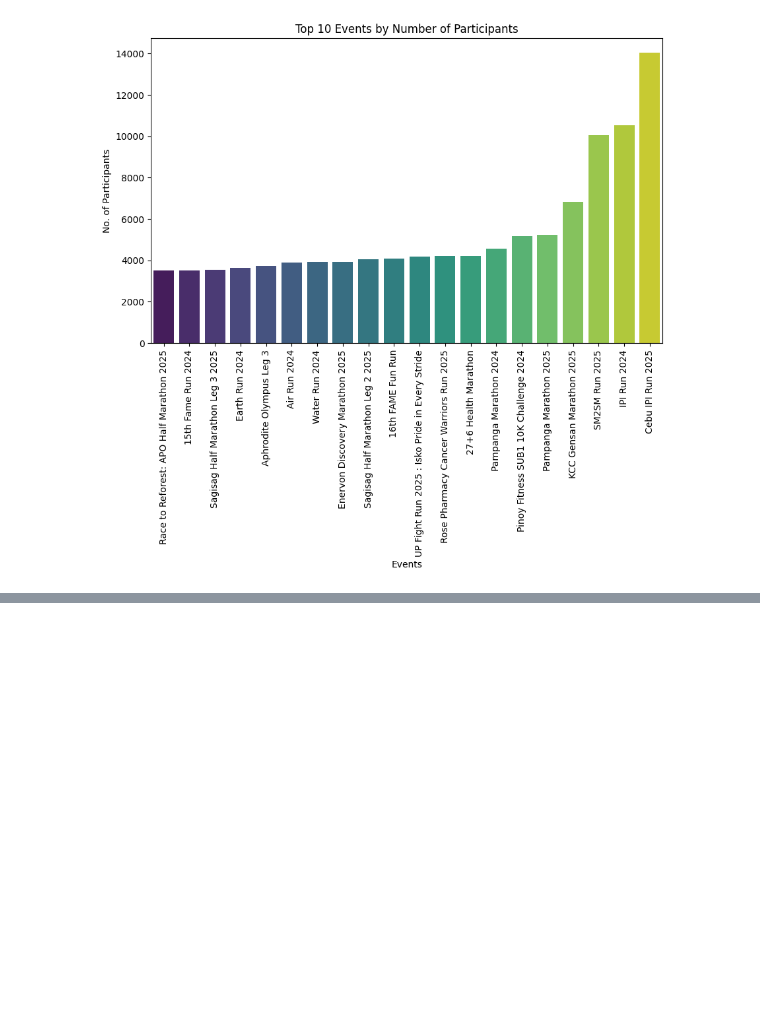
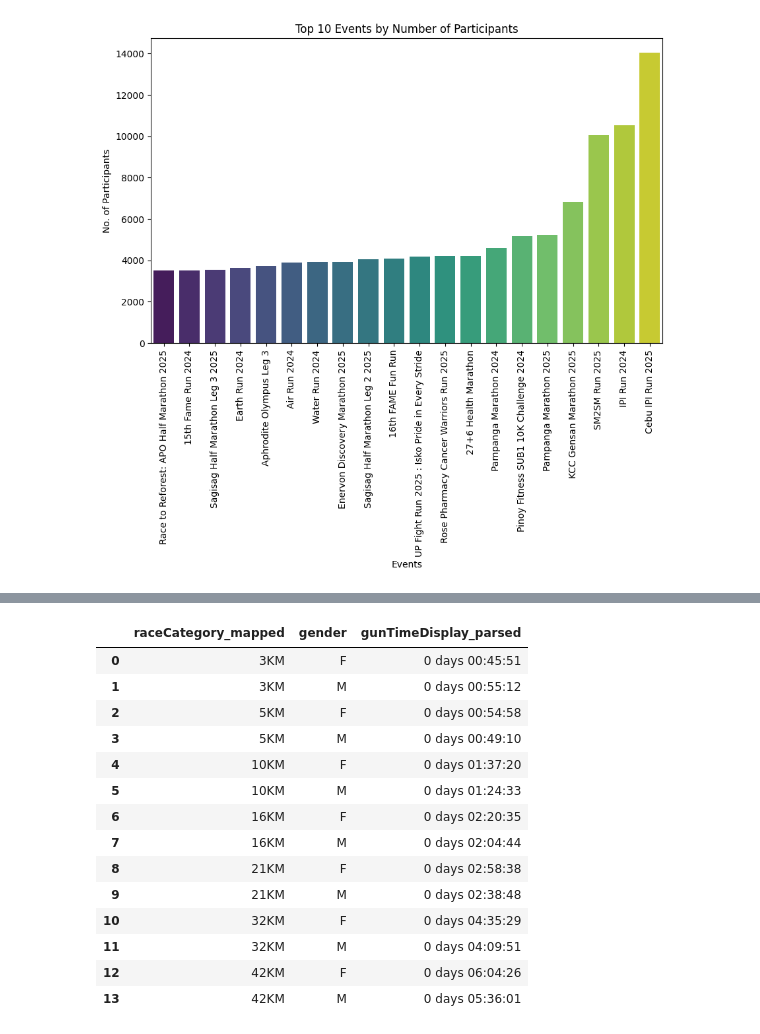
Before and after one commit to Qvyl/kaggle-notebooks, a Jupyter notebook: philippines-endurance-events.ipynb, the cells around one changed output, grey strips where cells are left out. Cells and saved outputs as stored; diff of their text form; code cells hidden in the pictures; blank space fills up the shorter version.

```diff
--- a/philippines-endurance-events.ipynb
+++ b/philippines-endurance-events.ipynb
@@ -310,0 +327,20 @@ plt.show()
+# %%
+categories = ['3KM', '5KM', '10KM', '16KM', '21KM','32KM', '42KM']
+
+fastest_times = (
+    df[(df['raceCategory_mapped'].isin(categories))
+    & (df['name'] != 'Apollo Olympus Leg 1')
+    & (df['gender'] == 'M')]
+    .loc[lambda x: x.groupby('raceCategory_mapped')['gunTimeDisplay_parsed'].idxmin(),
+        ['name','raceCategory_mapped','raceDate','gender','gunTimeDisplay_parsed']]
+    .reset_index(drop=True)
+)
+
+fastest_times['raceCategory_mapped'] = pd.Categorical(
+    fastest_times['raceCategory_mapped'],
+    categories=categories,
+    ordered=True
+)
+
+fastest_times = fastest_times.sort_values('raceCategory_mapped').reset_index(drop=True)
+fastest_times
@@ -310,0 +383,36 @@ plt.show()
+# %%
+average_times = (
+    df[(df['raceCategory_mapped'].isin(categories))
+       & (df['name'] != 'Apollo Olympus Leg 1')]
+    .groupby(['raceCategory_mapped', 'gender'], as_index=False)['gunTimeDisplay_parsed']
+    .mean()
+)
+
+average_times['gunTimeDisplay_parsed'] = average_times['gunTimeDisplay_parsed'].apply(
+    lambda x: str(x).split('.')[0]
+)
+
+average_times['raceCategory_mapped'] = pd.Categorical(
+    average_times['raceCategory_mapped'],
+    categories=categories,
+    ordered=True
+)
+
+average_times = average_times.sort_values(['raceCategory_mapped', 'gender']).reset_index(drop=True)
+average_times
+# %% [output]
+|  | raceCategory_mapped | gender | gunTimeDisplay_parsed |
+| 0 | 3KM | F | 0 days 00:45:51 |
+| 1 | 3KM | M | 0 days 00:55:12 |
+| 2 | 5KM | F | 0 days 00:54:58 |
+| 3 | 5KM | M | 0 days 00:49:10 |
+| 4 | 10KM | F | 0 days 01:37:20 |
+| 5 | 10KM | M | 0 days 01:24:33 |
+| 6 | 16KM | F | 0 days 02:20:35 |
+| 7 | 16KM | M | 0 days 02:04:44 |
+| 8 | 21KM | F | 0 days 02:58:38 |
+| 9 | 21KM | M | 0 days 02:38:48 |
+| 10 | 32KM | F | 0 days 04:35:29 |
+| 11 | 32KM | M | 0 days 04:09:51 |
+| 12 | 42KM | F | 0 days 06:04:26 |
+| 13 | 42KM | M | 0 days 05:36:01 |
```
Also changed, not shown: parts of 24 cells of this notebook.
